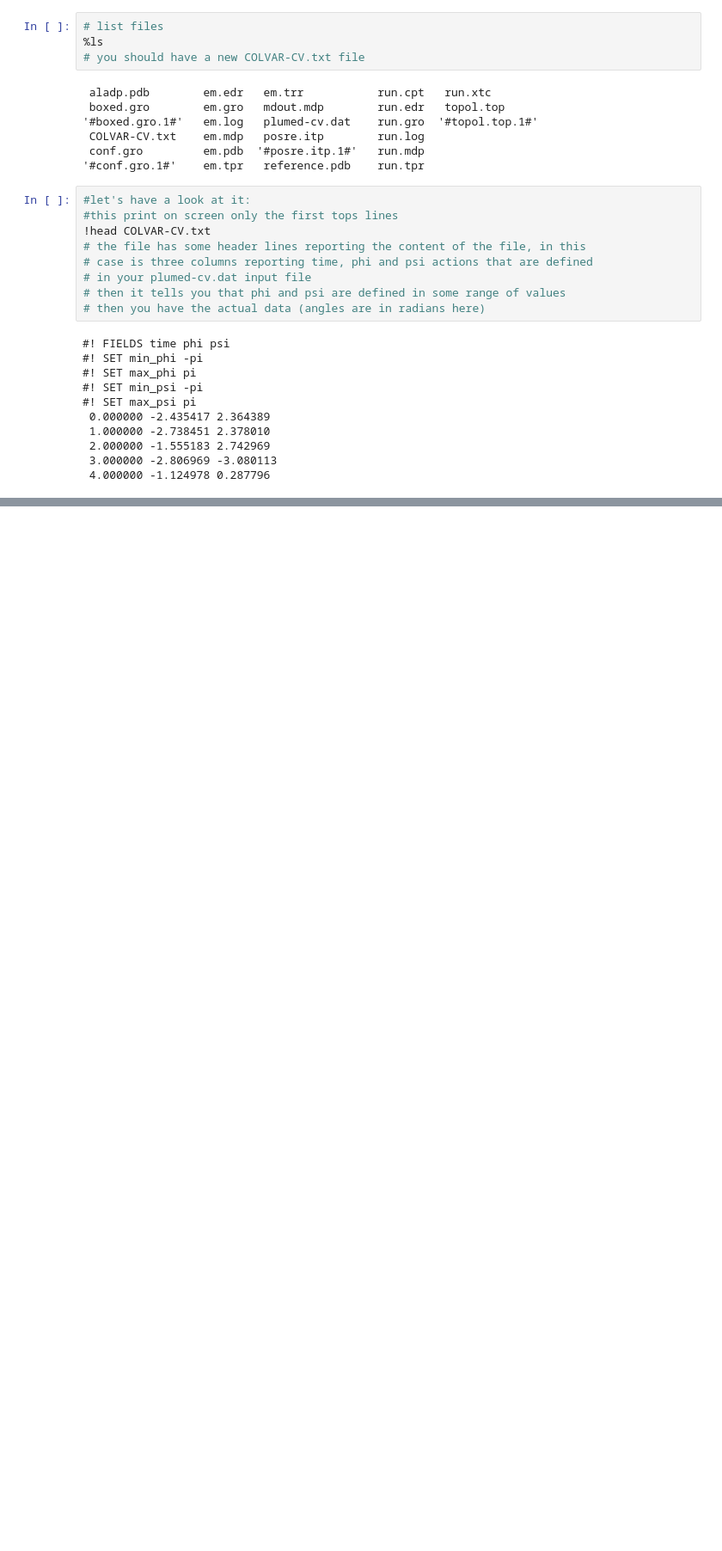
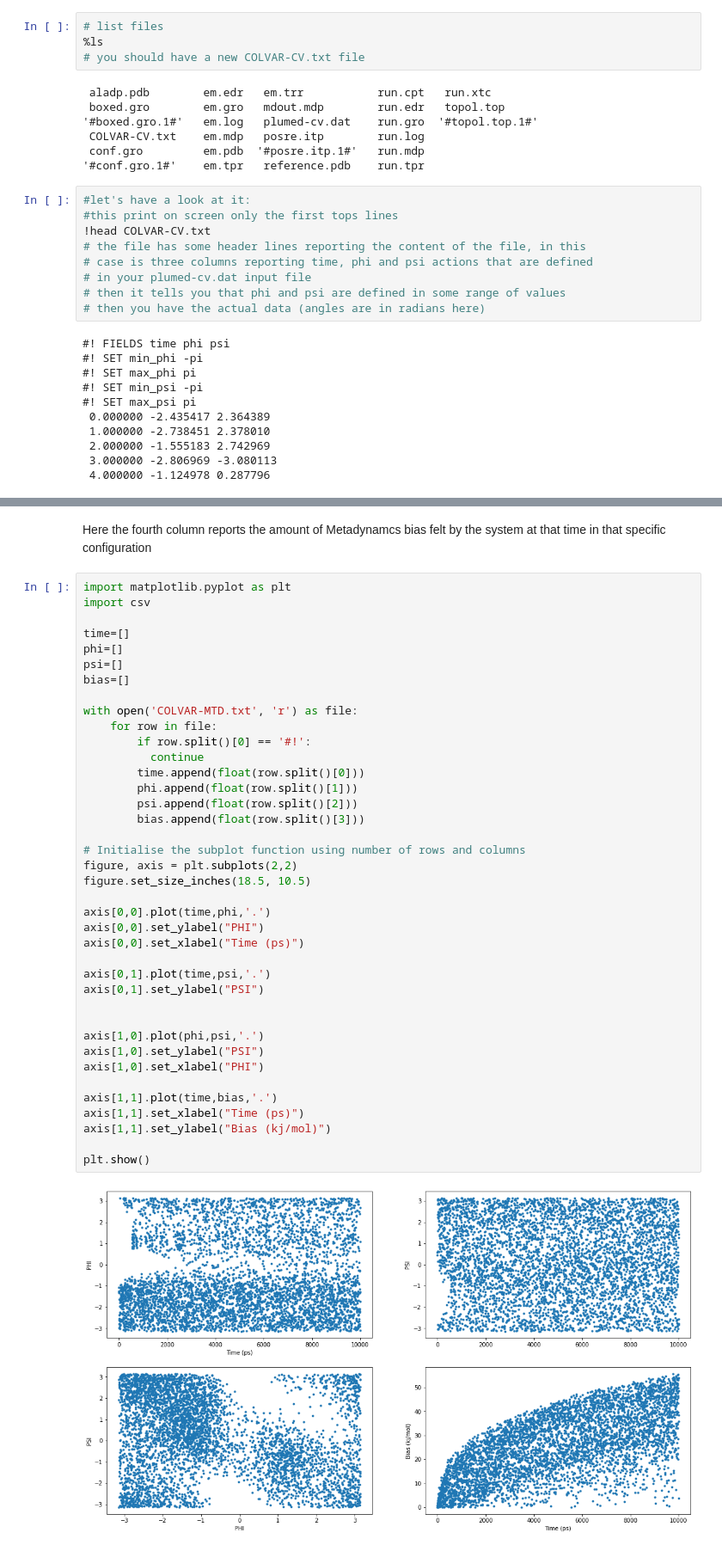
Before and after one commit to carlocamilloni/Structural-Bioinformatics, a Jupyter notebook: Notebooks/lab03_MD_enhanced_martini.ipynb, the cells around one changed output, grey strips where cells are left out. Shown at 86% size. Cells and saved outputs as stored; diff of their text form; blank space fills up the shorter version.

```diff
--- a/Notebooks/lab03_MD_enhanced_martini.ipynb
+++ b/Notebooks/lab03_MD_enhanced_martini.ipynb
@@ -273,0 +415,43 @@ PLUMED: 6 Update                                       10001     0.061751     0.
+# %% [markdown]
+Here the fourth column reports the amount of Metadynamcs bias felt by the system at that time in that specific configuration
+# %%
+import matplotlib.pyplot as plt
+import csv
+
+time=[]
+phi=[]
+psi=[]
+bias=[]
+
+with open('COLVAR-MTD.txt', 'r') as file:
+    for row in file:
+        if row.split()[0] == '#!':
+          continue
+        time.append(float(row.split()[0]))
+        phi.append(float(row.split()[1]))
+        psi.append(float(row.split()[2]))
+        bias.append(float(row.split()[3]))
+
+# Initialise the subplot function using number of rows and columns
+figure, axis = plt.subplots(2,2)
+figure.set_size_inches(18.5, 10.5)
+
+axis[0,0].plot(time,phi,'.')
+axis[0,0].set_ylabel("PHI")
+axis[0,0].set_xlabel("Time (ps)")
+
+axis[0,1].plot(time,psi,'.')
+axis[0,1].set_ylabel("PSI")
+
+
+axis[1,0].plot(phi,psi,'.')
+axis[1,0].set_ylabel("PSI")
+axis[1,0].set_xlabel("PHI")
+
+axis[1,1].plot(time,bias,'.')
+axis[1,1].set_xlabel("Time (ps)")
+axis[1,1].set_ylabel("Bias (kj/mol)")
+
+plt.show()
+# %% [output]
+[figure, added]
```
Also changed, not shown: parts of 15 cells of this notebook.
